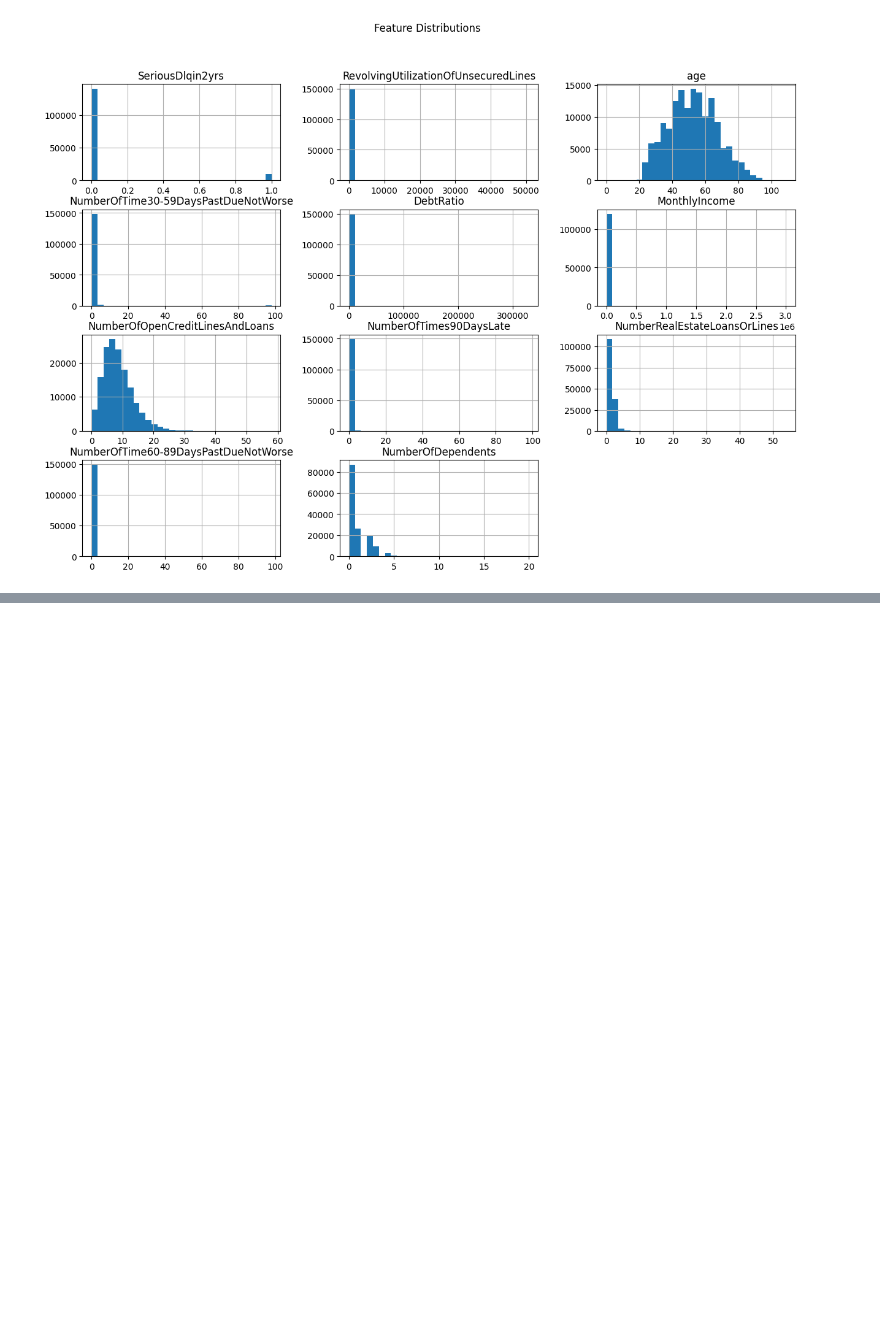
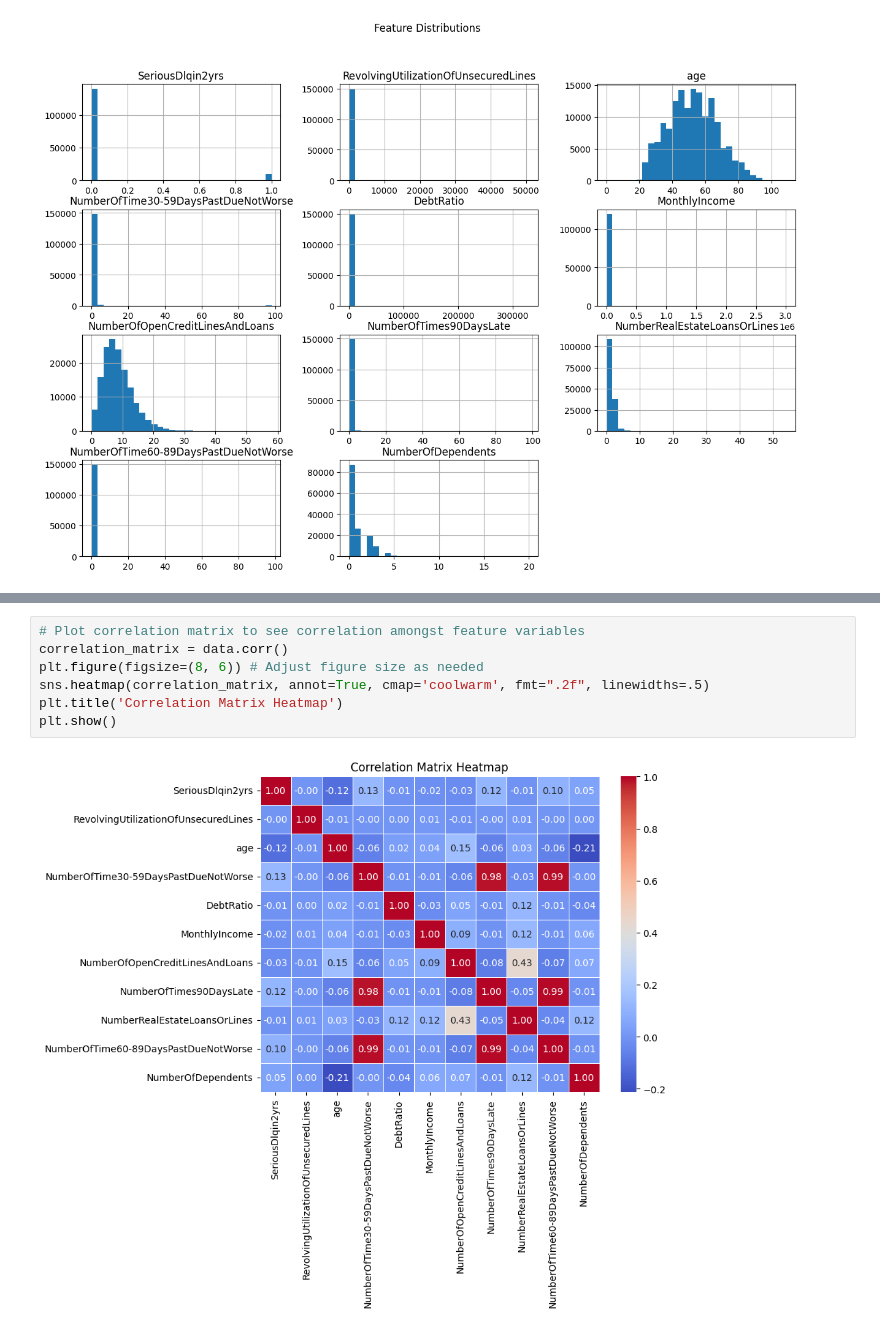
Before and after one commit to spy772/CISC-251-Project, a Jupyter notebook: init.ipynb, the cells around one changed output, grey strips where cells are left out. Saved outputs shown, nothing was run; the diff lists cells and outputs as text; blank space fills up the shorter version.

```diff
--- a/init.ipynb
+++ b/init.ipynb
@@ -28,0 +84,9 @@ plt.show()
+# %%
+# Plot correlation matrix to see correlation amongst feature variables
+correlation_matrix = data.corr()
+plt.figure(figsize=(8, 6)) # Adjust figure size as needed
+sns.heatmap(correlation_matrix, annot=True, cmap='coolwarm', fmt=".2f", linewidths=.5)
+plt.title('Correlation Matrix Heatmap')
+plt.show()
+# %% [output]
+[figure, added]
```
Also changed, not shown: parts of 5 cells of this notebook, 1 other file.
